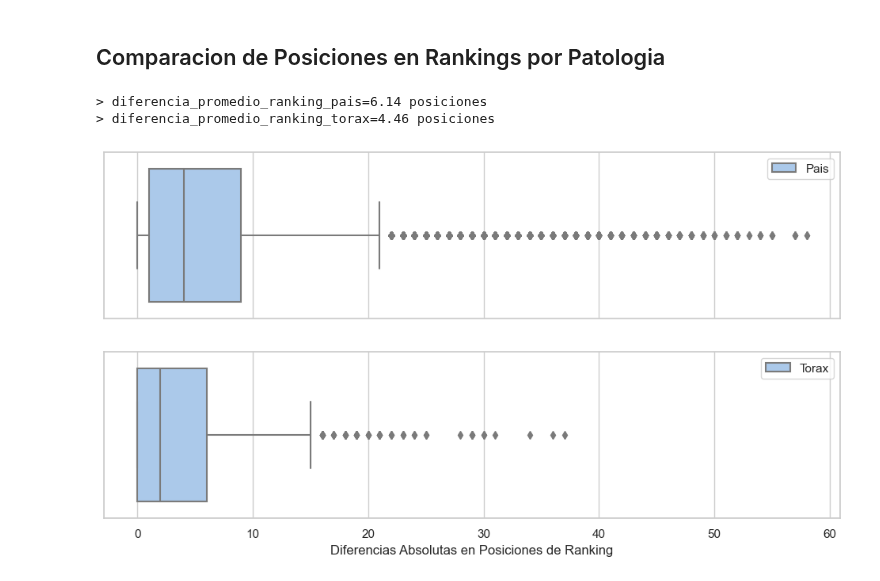
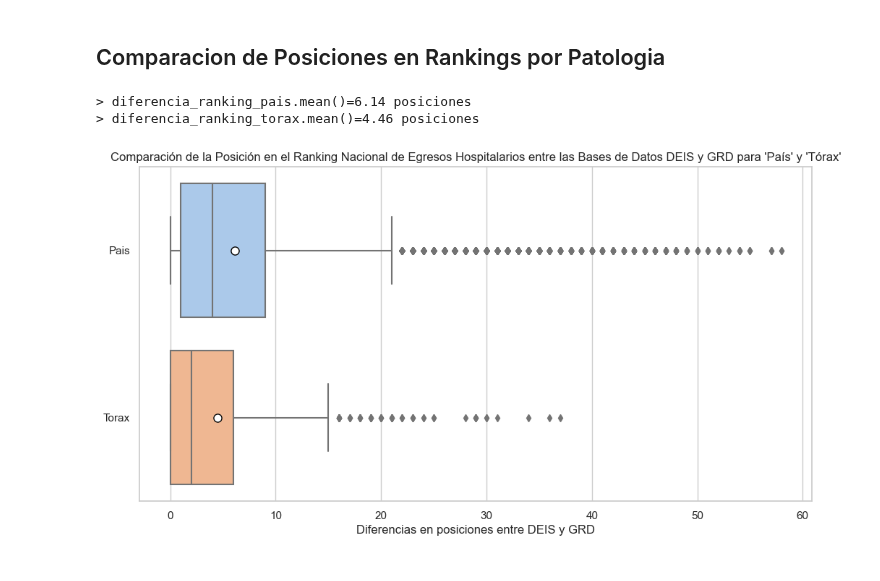
Before and after one commit to JavierRojas14/grd, a Jupyter notebook: notebooks/6.0-jrb-comparison-of-discharges-grd-and-deis.ipynb, the cells around one changed output. Cells and saved outputs as stored; diff of their text form; code cells hidden in the pictures.

Commit message:
Termina graficos comparativos posiciones

```diff
--- a/notebooks/6.0-jrb-comparison-of-discharges-grd-and-deis.ipynb
+++ b/notebooks/6.0-jrb-comparison-of-discharges-grd-and-deis.ipynb
@@ -200,33 +197,40 @@ comparacion_grd_deis_torax = build_features.calculate_and_add_difference(
 )
 # %%
 # Obtiene el promedio de las diferencias de rankings
-diferencia_promedio_ranking_pais = comparacion_grd_deis_pais[COLUMNA_RANKINGS].mean()
-diferencia_promedio_ranking_torax = comparacion_grd_deis_torax[COLUMNA_RANKINGS].mean()
+diferencia_ranking_pais = comparacion_grd_deis_pais[COLUMNA_RANKINGS]
+diferencia_ranking_torax = comparacion_grd_deis_torax[COLUMNA_RANKINGS].reset_index(drop=True)
 
 # Obtiene el promedio de las diferencias de rankings
-print(f"> {diferencia_promedio_ranking_pais=:.2f} posiciones")
-print(f"> {diferencia_promedio_ranking_torax=:.2f} posiciones")
+print(f"> {diferencia_ranking_pais.mean()=:.2f} posiciones")
+print(f"> {diferencia_ranking_torax.mean()=:.2f} posiciones")
+
+# Une las diferencias para graficarlas
+comparacion_rankings_pais_torax = pd.DataFrame(
+    {"diferencias_pais": diferencia_ranking_pais, "diferencias_torax": diferencia_ranking_torax}
+)
 # %% [output]
-> diferencia_promedio_ranking_pais=6.14 posiciones
-> diferencia_promedio_ranking_torax=4.46 posiciones
+> diferencia_ranking_pais.mean()=6.14 posiciones
+> diferencia_ranking_torax.mean()=4.46 posiciones
-# %%
-fig, axis = plt.subplots(2, 1, figsize=(12, 6), sharex=True)
-
-
-sns.boxplot(x=comparacion_grd_deis_pais[COLUMNA_RANKINGS], ax=axis[0])
-sns.boxplot(
-    x=comparacion_grd_deis_torax[COLUMNA_RANKINGS].reset_index(drop=True),
-    ax=axis[1],
-)
-
-axis[0].set(xlabel="")
-axis[0].legend(["Pais"])
-
-axis[1].set(xlabel="Diferencias Absolutas en Posiciones de Ranking")
-axis[1].legend(["Torax"])
-plt.show()
-# %% [output]
-[figure, removed]
+# %%
+axis = sns.boxplot(
+    comparacion_rankings_pais_torax,
+    orient="h",
+    showmeans=True,
+    meanprops={
+        "marker": "o",
+        "markerfacecolor": "white",
+        "markeredgecolor": "black",
+        "markersize": "8",
+    },
+)
+
+plt.yticks([0, 1], ["Pais", "Torax"])
+plt.title("Comparación de la Posición en el Ranking Nacional de Egresos Hospitalarios entre las "
+          "Bases de Datos DEIS y GRD para 'País' y 'Tórax'")
+plt.xlabel("Diferencias en posiciones entre DEIS y GRD")
+plt.show()
+# %% [output]
+[figure, added]
 # %%
 RELEVANT_DIAGNOSES = [
     "C33X",
```
Also changed, not shown: parts of 1 cell of this notebook.
